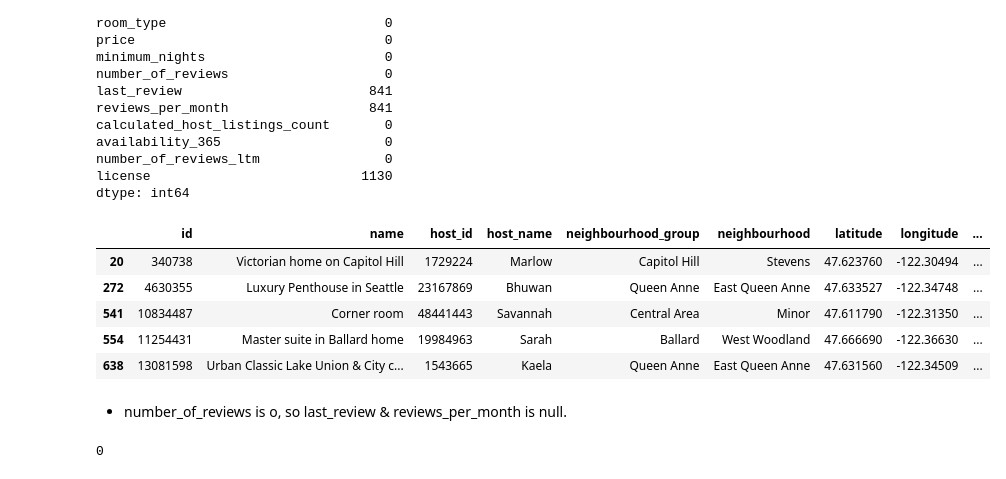
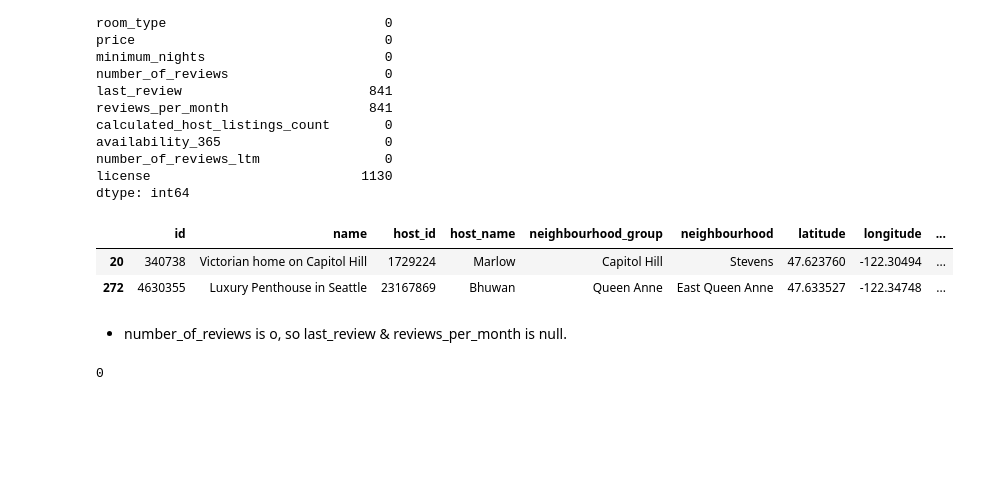
Before and after one commit to sagarbarge/Seattle-Airbnb-Open-Data-, a Jupyter notebook: Seattle Airbnb Open Data - SQL Project.ipynb, the cells around one changed output. Cells and saved outputs as stored; diff of their text form; code cells hidden in the pictures; blank space fills up the shorter version.

```diff
--- a/Seattle Airbnb Open Data - SQL Project.ipynb
+++ b/Seattle Airbnb Open Data - SQL Project.ipynb
@@ -154,16 +154,13 @@ dtype: int64
 # %%
 # Checking null values and its relation to last_review, reviews_per_month
 df_nan = df_lis[df_lis['last_review'].isna()]
-df_nan.head()
+df_nan.head(2)
 # %% [output]
 |  | id | name | host_id | host_name | neighbourhood_group | neighbourhood | latitude | longitude | ... |
 | 20 | 340738 | Victorian home on Capitol Hill | 1729224 | Marlow | Capitol Hill | Stevens | 47.623760 | -122.30494 | ... |
 | 272 | 4630355 | Luxury Penthouse in Seattle | 23167869 | Bhuwan | Queen Anne | East Queen Anne | 47.633527 | -122.34748 | ... |
-| 541 | 10834487 | Corner room | 48441443 | Savannah | Central Area | Minor | 47.611790 | -122.31350 | ... |
-| 554 | 11254431 | Master suite in Ballard home | 19984963 | Sarah | Ballard | West Woodland | 47.666690 | -122.36630 | ... |
-| 638 | 13081598 | Urban Classic Lake Union & City c... | 1543665 | Kaela | Queen Anne | East Queen Anne | 47.631560 | -122.34509 | ... |
-# %% [markdown]
--  number_of_reviews is o, so last_review & reviews_per_month is null.
+# %% [markdown]
+-  number_of_reviews is o, so last_review & reviews_per_month is null.
 # %%
 # Filling null values by 0
 df_lis['last_review']= df_lis['last_review'].fillna(0)
```
Also changed, not shown: parts of 22 cells of this notebook.
